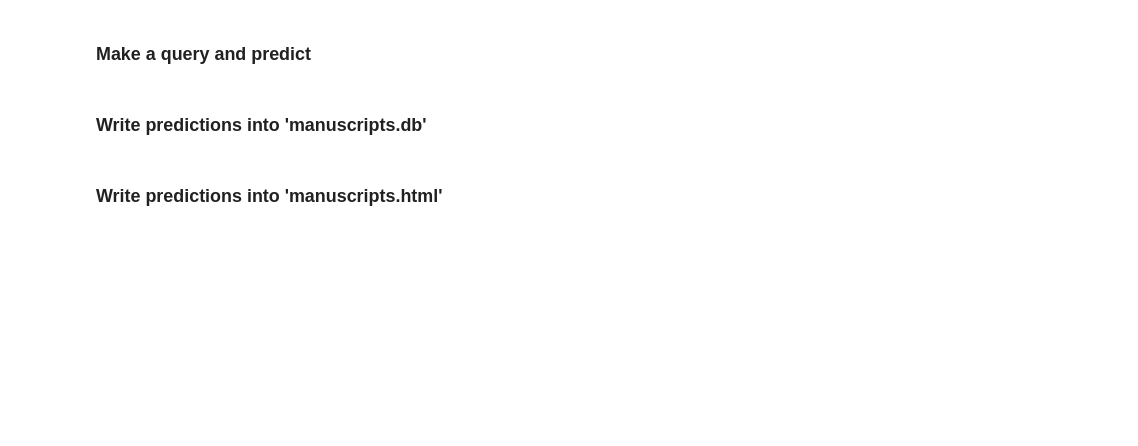
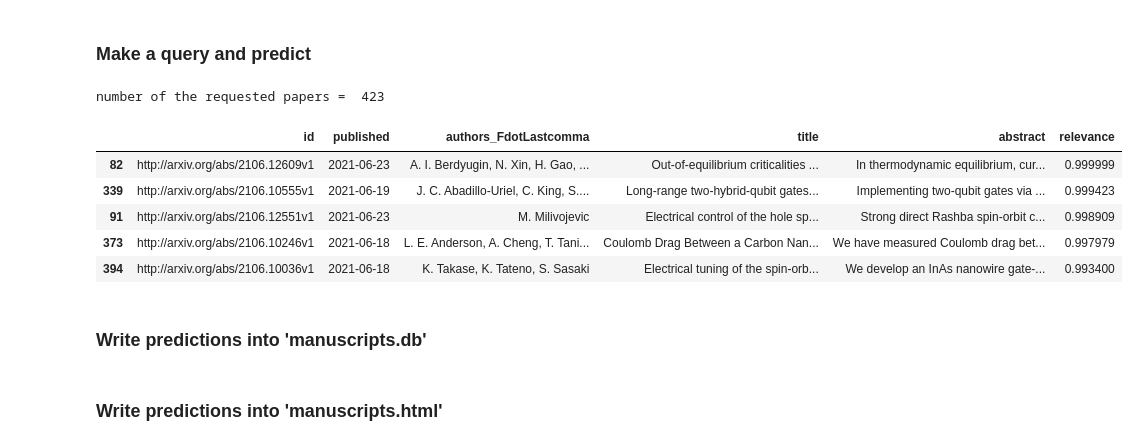
Before and after one commit to borosspeter/arXivRecoSys, a Jupyter notebook: arXivRecoSys.ipynb, the cells around one changed output. Cells and saved outputs as stored; diff of their text form; code cells hidden in the pictures; blank space fills up the shorter version.

```diff
--- a/arXivRecoSys.ipynb
+++ b/arXivRecoSys.ipynb
@@ -142,7 +182,7 @@ def precision_recall_cv_plot(X, y, cvsplitter, estimators):
 # %% [markdown]
 ### Define categories
 # %%
-categories = {'cond-mat', 'cond-mat.mes-hall', 'quant-ph', 'cond-mat.supr-con', 'cond-mat.mtrl-sci', 'cond-mat.str-el', 'cond-mat.other'}
+categories = {'cond-mat', 'quant-ph', 'cond-mat.mes-hall', 'cond-mat.supr-con', 'cond-mat.mtrl-sci', 'cond-mat.str-el', 'cond-mat.other'}
 # %% [markdown]
 ### Load manuscripts from arXiv JSON by Kaggle
 # %%
@@ -296,8 +335,8 @@ pickle.dump(classifier, open(filename, 'wb'))
 # %% [markdown]
 ### Make a query and predict
 # %%
-filename = 'data/model.sav'
-classifier = pickle.load(open(filename, 'rb'))
+#filename = 'data/model.sav'
+#classifier = pickle.load(open(filename, 'rb'))
 
 days = 7
 delta = timedelta(days = days)
@@ -308,33 +347,41 @@ startquery = 0
 lastquery = nquery
 latestdate = False
 predicted_df = pd.DataFrame(columns = ['id','published','authors_FdotLastcomma','authors_FLast', 'title', 'abstract'])
 
 while lastquery == nquery:
     feedparser = client._parse_feed(url='http://export.arxiv.org/api/query?search_query='+catstr+'&start='+str(startquery)+'&max_results='+str(nquery)+'&sortBy=submittedDate')
     if len(feedparser.entries) == 0:
         warnings.warn("Warning...........arXiv api provides 0 entry")
     lastquery = 0
     for entry in feedparser.entries:
         if not(latestdate): latestdate = datetime.strptime(entry.published[0:10],'%Y-%m-%d')
         if latestdate - datetime.strptime(entry.published[0:10],'%Y-%m-%d') < delta:
             lastquery += 1
             predicted_df = predicted_df.append({
                 'id' : entry.id,
                 'authors_FdotLastcomma' : get_authors_FdotLastcomma([author['name'] for author in entry.authors]),
                 'authors_FLast' : get_authors_FLast_arxivapi([author['name'] for author in entry.authors]),
                 'title' : entry.title.replace('\n', ' '),
                 'abstract' : entry.summary.replace('\n', ' '),
                 'published': datetime.strptime(entry.published[0:10],'%Y-%m-%d')
                             }, ignore_index = True)
     startquery += nquery
     time.sleep(5)
 
 Xnew = predicted_df[['authors_FLast','title','abstract']]
 
 predicted_df['relevance'] = [x[1] for x in classifier.predict_proba(Xnew)]
 print('number of the requested papers = ',predicted_df.shape[0])
 
 predicted_df[['id','published','authors_FdotLastcomma','title','abstract','relevance']].sort_values(by=['relevance'],ascending=False).head(5)
+# %% [output]
+number of the requested papers =  423
+|  | id | published | authors_FdotLastcomma | title | abstract | relevance |
+| 82 | http://arxiv.org/abs/2106.12609v1 | 2021-06-23 | A. I. Berdyugin, N. Xin, H. Gao, ... | Out-of-equilibrium criticalities ... | In thermodynamic equilibrium, cur... | 0.999999 |
+| 339 | http://arxiv.org/abs/2106.10555v1 | 2021-06-19 | J. C. Abadillo-Uriel, C. King, S.... | Long-range two-hybrid-qubit gates... | Implementing two-qubit gates via ... | 0.999423 |
+| 91 | http://arxiv.org/abs/2106.12551v1 | 2021-06-23 | M. Milivojevic | Electrical control of the hole sp... | Strong direct Rashba spin-orbit c... | 0.998909 |
+| 373 | http://arxiv.org/abs/2106.10246v1 | 2021-06-18 | L. E. Anderson, A. Cheng, T. Tani... | Coulomb Drag Between a Carbon Nan... | We have measured Coulomb drag bet... | 0.997979 |
+| 394 | http://arxiv.org/abs/2106.10036v1 | 2021-06-18 | K. Takase, K. Tateno, S. Sasaki | Electrical tuning of the spin-orb... | We develop an InAs nanowire gate-... | 0.993400 |
 # %% [markdown]
 ### Write predictions into 'manuscripts.db'
 # %%
```
Also changed, not shown: parts of 14 cells of this notebook, 4 other files.
